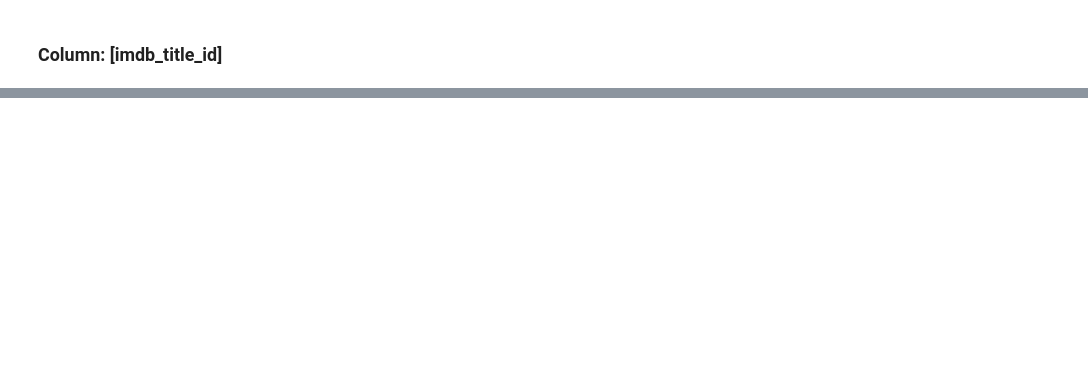
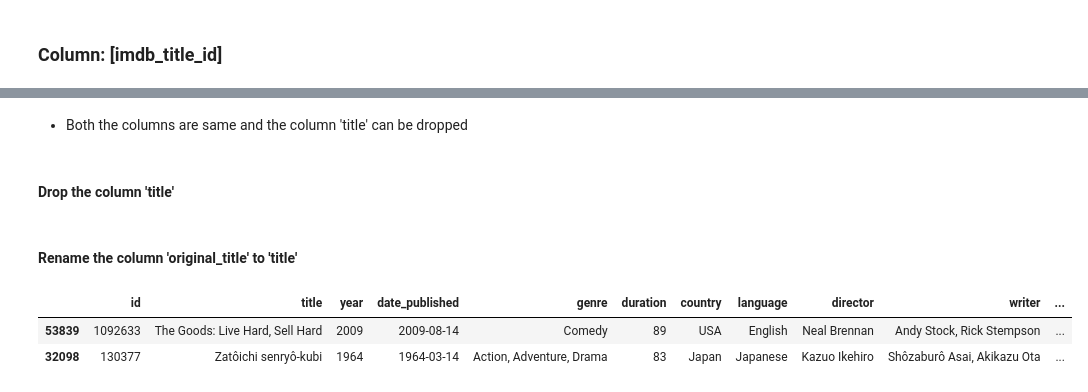
Before and after one commit to anandavii/IMDB_Movie_Cleaning_Python, a Jupyter notebook: imdb movie cleaning.ipynb, the cells around one changed output, grey strips where cells are left out. Cells and saved outputs as stored; diff of their text form; code cells hidden in the pictures; blank space fills up the shorter version.

Commit message:
Cleaned the columns :  title, id, and year

```diff
--- a/imdb movie cleaning.ipynb
+++ b/imdb movie cleaning.ipynb
@@ -72,0 +86,4 @@ array(['tt0000009', 'tt0000574', 'tt0001892', ..., 'tt9911774',
+# %%
+# Strip the 'tt' from the imdb_title_id
+mv['imdb_title_id'] = mv['imdb_title_id'].str.strip('tt')
+mv['imdb_title_id'].sample(10)
@@ -72,0 +104,4 @@ array(['tt0000009', 'tt0000574', 'tt0001892', ..., 'tt9911774',
+# %%
+# Rename column 'imdb_title_id' to 'id'
+mv.rename(columns={'imdb_title_id':'id'}, inplace=True)
+mv.sample(2)
@@ -72,0 +114,4 @@ array(['tt0000009', 'tt0000574', 'tt0001892', ..., 'tt9911774',
+# %%
+# Convert the column 'imdb_title_id' to integer type
+mv['id'] = mv['id'].astype(int)
+mv['id'].info()
@@ -72,0 +163,17 @@ array(['tt0000009', 'tt0000574', 'tt0001892', ..., 'tt9911774',
+# %% [markdown]
+- Both the columns are same and the column 'title' can be dropped
+# %% [markdown]
+#### Drop the column 'title'
+# %%
+# Drop the column title
+mv.drop(columns=['title'],inplace=True)
+# %% [markdown]
+#### Rename the column 'original_title' to 'title'
+# %%
+# Rename the column 'original_title' to 'title'
+mv.rename(columns={'original_title':'title'}, inplace=True)
+mv.sample(2)
+# %% [output]
+|  | id | title | year | date_published | genre | duration | country | language | director | writer | ... |
+| 53839 | 1092633 | The Goods: Live Hard, Sell Hard | 2009 | 2009-08-14 | Comedy | 89 | USA | English | Neal Brennan | Andy Stock, Rick Stempson | ... |
+| 32098 | 130377 | Zatôichi senryô-kubi | 1964 | 1964-03-14 | Action, Adventure, Drama | 83 | Japan | Japanese | Kazuo Ikehiro | Shôzaburô Asai, Akikazu Ota | ... |
```
Also changed, not shown: parts of 22 cells of this notebook.
